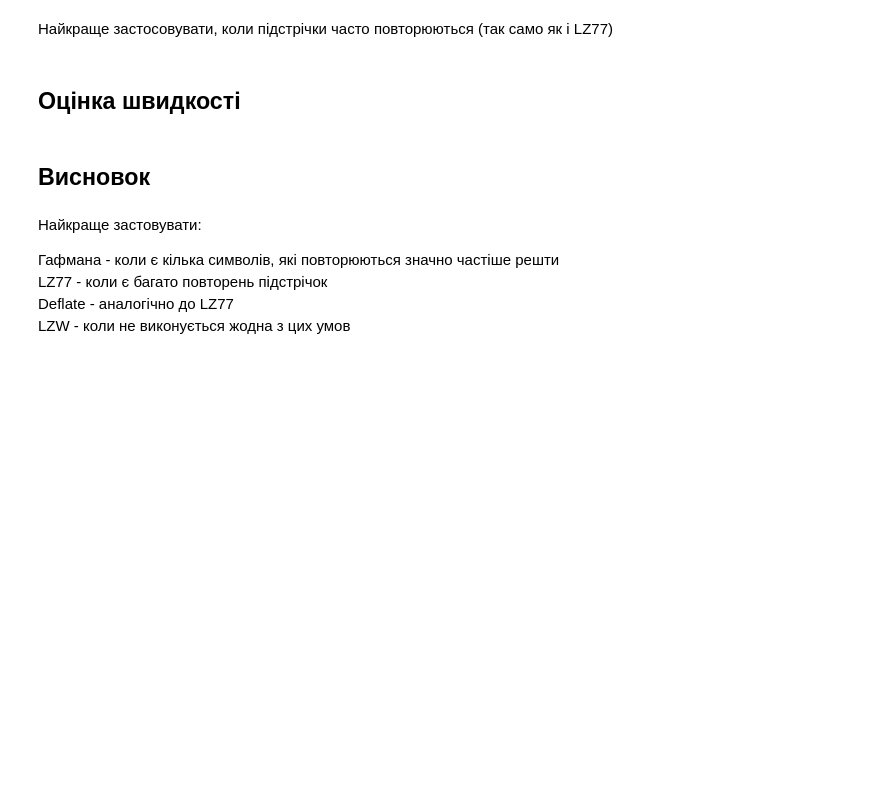
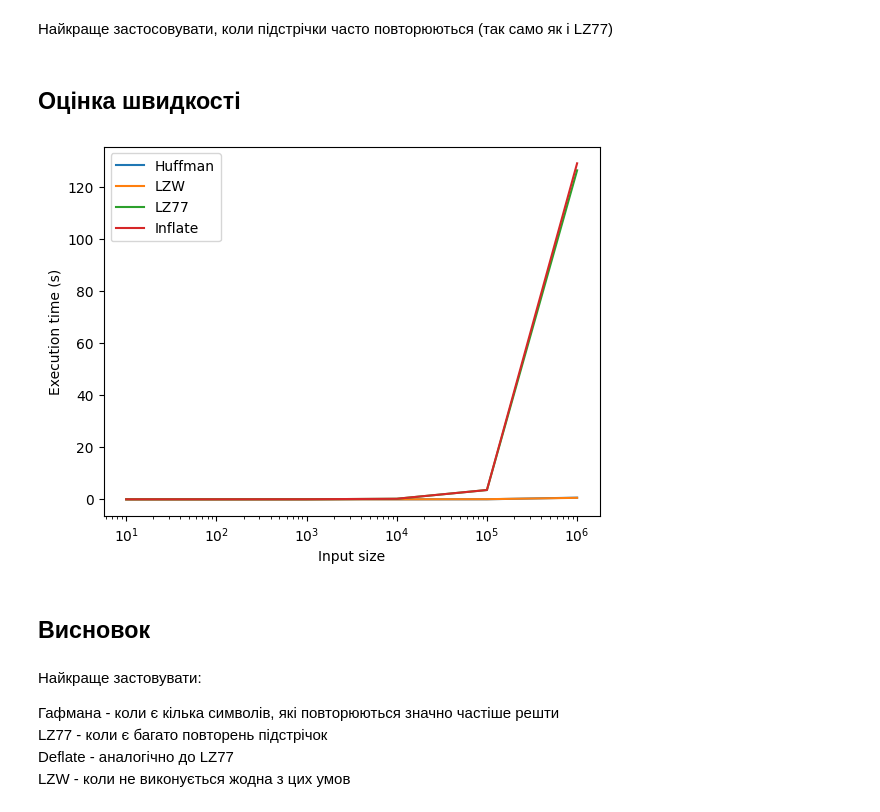
Before and after one commit to moisamidi/discrete_lab2, a Jupyter notebook: lab.ipynb, the cells around one changed output. Cells and saved outputs as stored; diff of their text form; code cells hidden in the pictures; blank space fills up the shorter version.

```diff
--- a/lab.ipynb
+++ b/lab.ipynb
@@ -392,7 +392,7 @@ lzw = LZW()
 lz77 = LZ77()
 inflate = Inflate()
 
-input_sizes = [10**i for i in range(1, 10)]
+input_sizes = [10**i for i in range(1, 7)]
 
 huffman_times = []
 lzw_times = []
@@ -408,33 +408,35 @@ def generate_string(length: int) -> str:
 
 
 for size in input_sizes:
     input_string = generate_string(size)
 
     start_time = time.time()
     huffman.encode(input_string)
     huffman_times.append(time.time() - start_time)
 
     start_time = time.time()
     lzw.encode(input_string)
     lzw_times.append(time.time() - start_time)
 
     start_time = time.time()
     lz77.code_to_bytes(lz77.encode(input_string))
     lz77_times.append(time.time() - start_time)
 
     start_time = time.time()
     inflate.encode(input_string)
     inflate_times.append(time.time() - start_time)
 
 plt.plot(input_sizes, huffman_times, label='Huffman')
 plt.plot(input_sizes, lzw_times, label='LZW')
 plt.plot(input_sizes, lz77_times, label='LZ77')
 plt.plot(input_sizes, inflate_times, label='Inflate')
 plt.xscale('log')
 plt.xlabel('Input size')
 plt.ylabel('Execution time (s)')
 plt.legend()
 plt.show()
+# %% [output]
+[figure, added]
 # %% [markdown]
 ## Висновок
 # %% [markdown]
```
